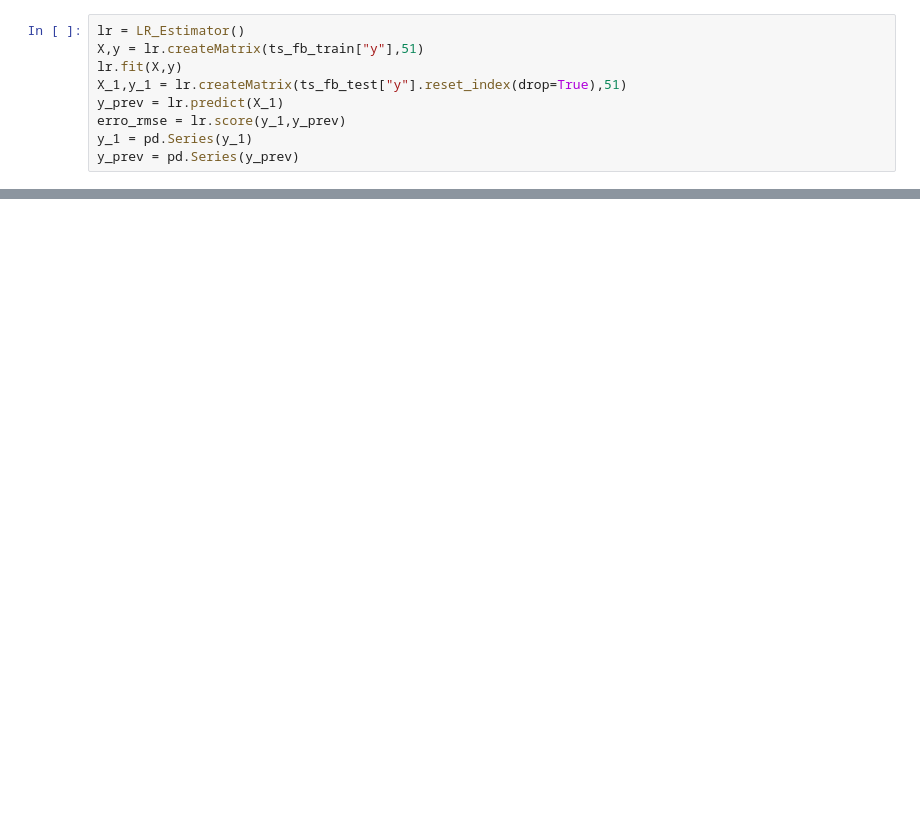
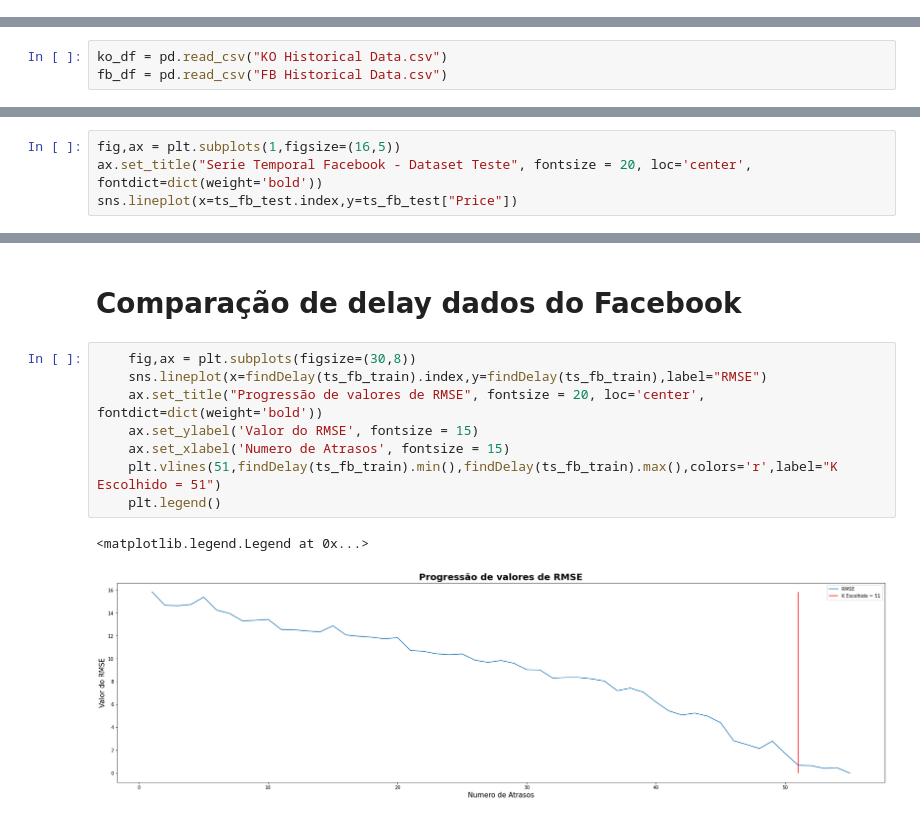
Before and after one commit to RubensSJunior/Ciencias-de-dados, a Jupyter notebook: Regression/Stocks/compare_libraries_timeseries.ipynb, the cells around one changed output, grey strips where cells are left out. Drawn from its saved outputs; the diff is of its cells as text; blank space fills up the shorter version.

```diff
--- a/Regression/Stocks/compare_libraries_timeseries.ipynb
+++ b/Regression/Stocks/compare_libraries_timeseries.ipynb
@@ -196,9 +0,0 @@ plt.legend()
-# %%
-lr = LR_Estimator()
-X,y = lr.createMatrix(ts_fb_train["y"],51)
-lr.fit(X,y)
-X_1,y_1 = lr.createMatrix(ts_fb_test["y"].reset_index(drop=True),51)
-y_prev = lr.predict(X_1)
-erro_rmse = lr.score(y_1,y_prev)
-y_1 = pd.Series(y_1)
-y_prev = pd.Series(y_prev)
@@ -214,0 +14,3 @@ Text(0.5, 0, 'Periodo de coleta dos dados')
+# %%
+ko_df = pd.read_csv("KO Historical Data.csv")
+fb_df = pd.read_csv("FB Historical Data.csv")
@@ -214,0 +58,4 @@ Text(0.5, 0, 'Periodo de coleta dos dados')
+# %%
+fig,ax = plt.subplots(1,figsize=(16,5))
+ax.set_title("Serie Temporal Facebook - Dataset Teste", fontsize = 20, loc='center', fontdict=dict(weight='bold'))
+sns.lineplot(x=ts_fb_test.index,y=ts_fb_test["Price"])
@@ -214,0 +227,13 @@ Text(0.5, 0, 'Periodo de coleta dos dados')
+# %% [markdown]
+# Comparação de delay dados do Facebook
+# %%
+    fig,ax = plt.subplots(figsize=(30,8))
+    sns.lineplot(x=findDelay(ts_fb_train).index,y=findDelay(ts_fb_train),label="RMSE")
+    ax.set_title("Progressão de valores de RMSE", fontsize = 20, loc='center', fontdict=dict(weight='bold'))
+    ax.set_ylabel('Valor do RMSE', fontsize = 15)
+    ax.set_xlabel('Numero de Atrasos', fontsize = 15)
+    plt.vlines(51,findDelay(ts_fb_train).min(),findDelay(ts_fb_train).max(),colors='r',label="K Escolhido = 51")
+    plt.legend()
+# %% [output]
+<matplotlib.legend.Legend at 0x...>
+[figure, added]
```
Also changed, not shown: parts of 37 cells of this notebook, 4 other files.
